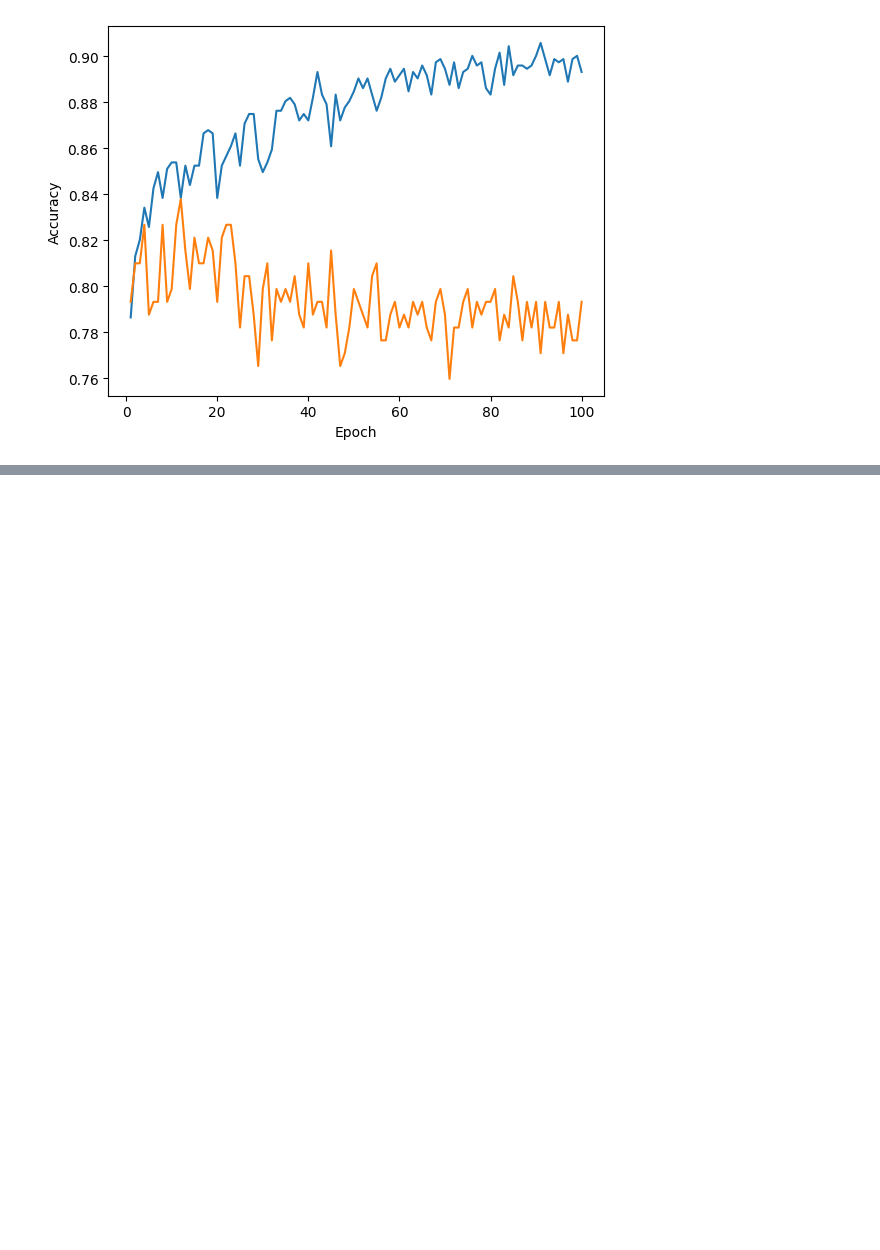
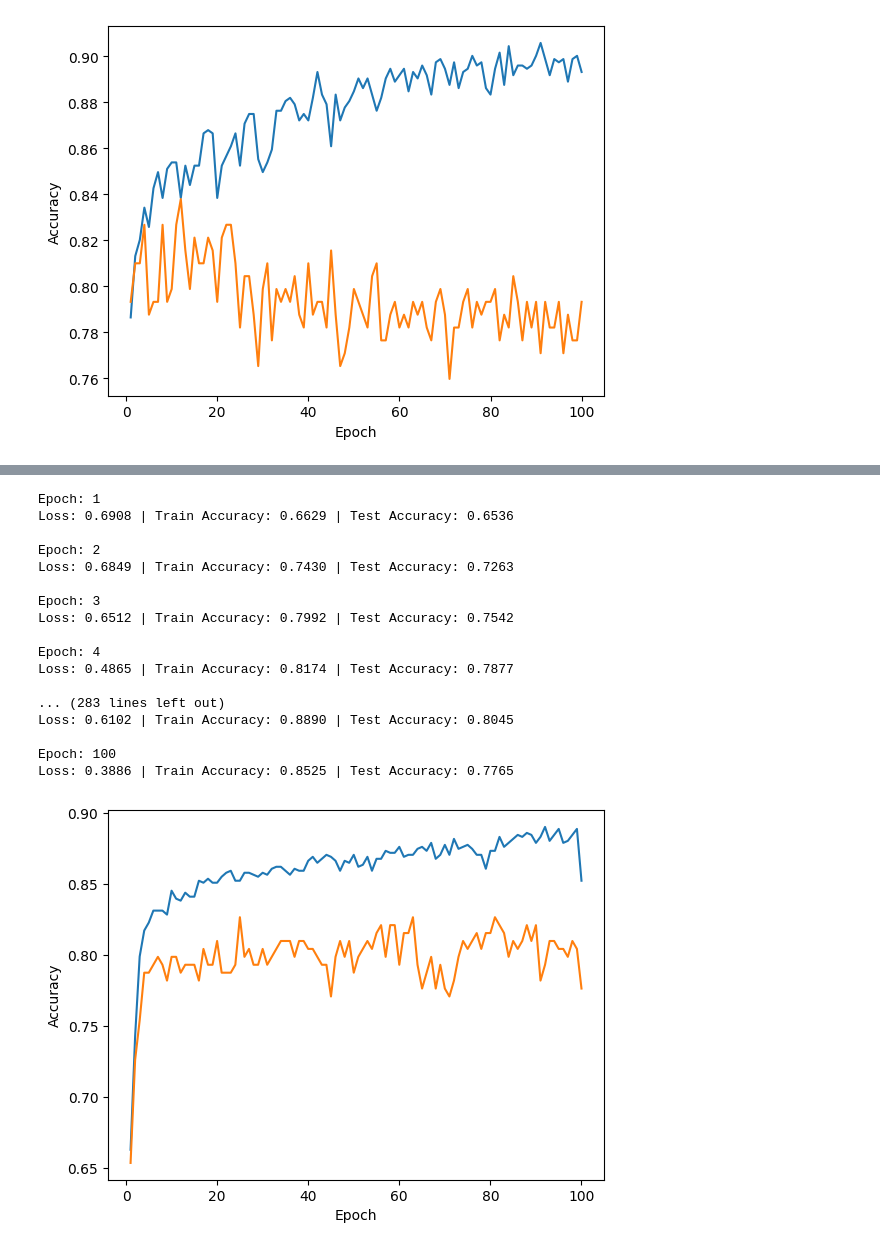
Before and after one commit to hahnspena102/csc487-lab4.1, a Jupyter notebook: Lab 4.1.ipynb, the cells around one changed output, grey strips where cells are left out. Saved outputs shown, nothing was run; the diff lists cells and outputs as text; code cells hidden in the pictures; blank space fills up the shorter version.

```diff
--- a/Lab 4.1.ipynb
+++ b/Lab 4.1.ipynb
@@ -348,0 +425,36 @@ Loss: 0.2173 | Train Accuracy: 0.8933 | Test Accuracy: 0.7933
+# %%
+nn_model = torch.nn.Sequential(
+    torch.nn.Linear(input_dim, 100),
+    torch.nn.BatchNorm1d(100),
+    torch.nn.ReLU(),
+    torch.nn.Linear(100, 100),
+    torch.nn.BatchNorm1d(100),
+    torch.nn.ReLU(),
+    torch.nn.Linear(100, 100),
+    torch.nn.BatchNorm1d(100),
+    torch.nn.ReLU(),
+    torch.nn.Linear(100, num_classes)
+)
+
+sdg_opt = torch.optim.SGD(nn_model.parameters(), lr=1e-2, weight_decay=0.01)
+
+train_model(nn_model, train_loader, test_loader, sdg_opt)
+# %% [output]
+Epoch: 1
+Loss: 0.6908 | Train Accuracy: 0.6629 | Test Accuracy: 0.6536
+
+Epoch: 2
+Loss: 0.6849 | Train Accuracy: 0.7430 | Test Accuracy: 0.7263
+
+Epoch: 3
+Loss: 0.6512 | Train Accuracy: 0.7992 | Test Accuracy: 0.7542
+
+Epoch: 4
+Loss: 0.4865 | Train Accuracy: 0.8174 | Test Accuracy: 0.7877
+
+... (283 lines left out)
+Loss: 0.6102 | Train Accuracy: 0.8890 | Test Accuracy: 0.8045
+
+Epoch: 100
+Loss: 0.3886 | Train Accuracy: 0.8525 | Test Accuracy: 0.7765
+[figure, added]
```
Also changed, not shown: parts of 7 cells of this notebook.
